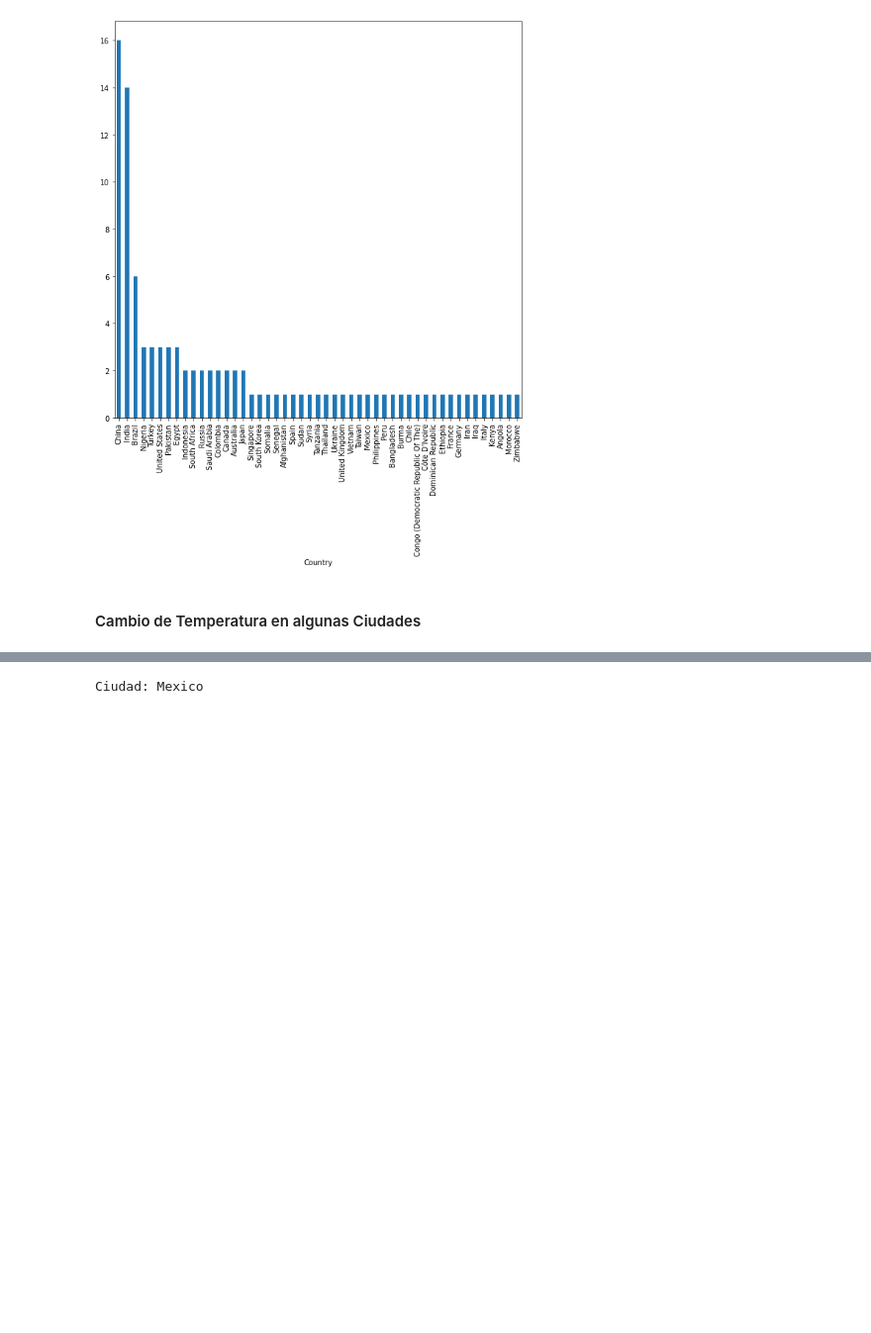
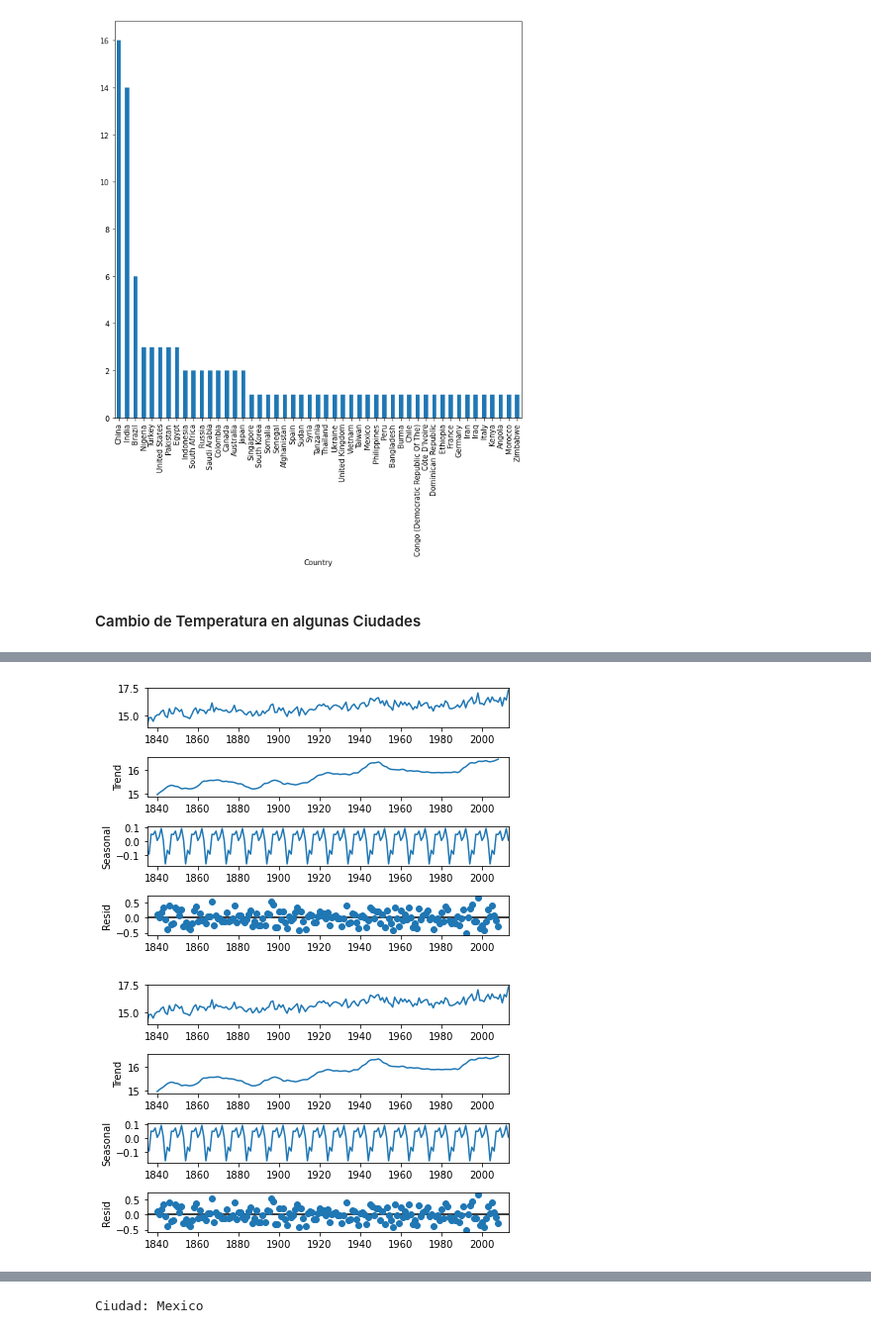
Before and after one commit to G4ll4rd0/ClimaGlobalPAD_O2022, a Jupyter notebook: TemperaturesByMCAnalisis.ipynb, the cells around one changed output, grey strips where cells are left out. Shown at 99% size. Cells and saved outputs as stored; diff of their text form; code cells hidden in the pictures; blank space fills up the shorter version.

```diff
--- a/TemperaturesByMCAnalisis.ipynb
+++ b/TemperaturesByMCAnalisis.ipynb
@@ -338,0 +354,8 @@ data.groupby('Country')['City'].nunique().sort_values(ascending = False).plot(ki
+# %%
+tempData = data.loc[data.City == 'Mexico']
+tempData['Year'] = pd.DatetimeIndex(tempData['dt']).year
+graphData = tempData.groupby('Year')['AverageTemperature'].mean().reset_index()
+gD2 = graphData.copy()
+graphData.set_index('Year', inplace = True)
+
+graphData
@@ -338,0 +377,6 @@ data.groupby('Country')['City'].nunique().sort_values(ascending = False).plot(ki
+# %%
+descomp1 = sm.tsa.seasonal_decompose(graphData, period = 10)
+descomp1.plot()
+# %% [output]
+[figure, added]
+[figure, added]
```
Also changed, not shown: parts of 12 cells of this notebook.
